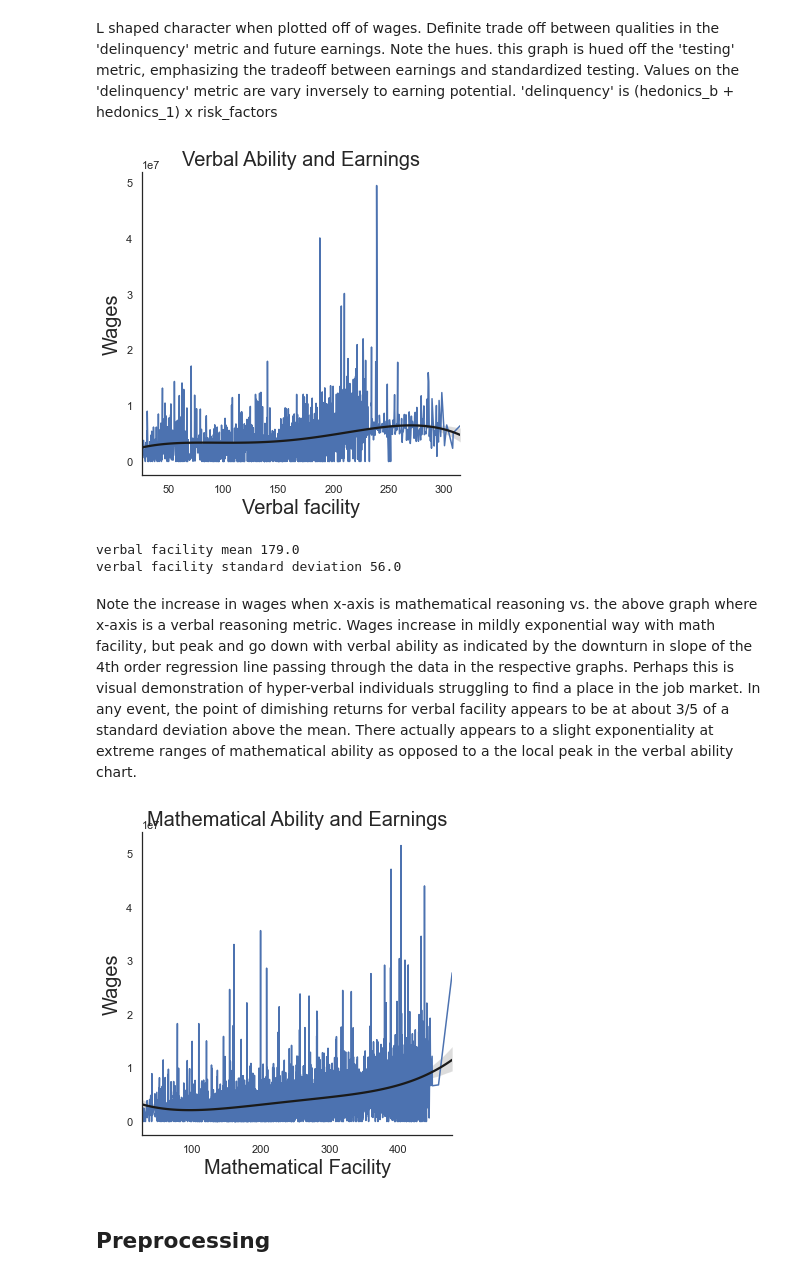
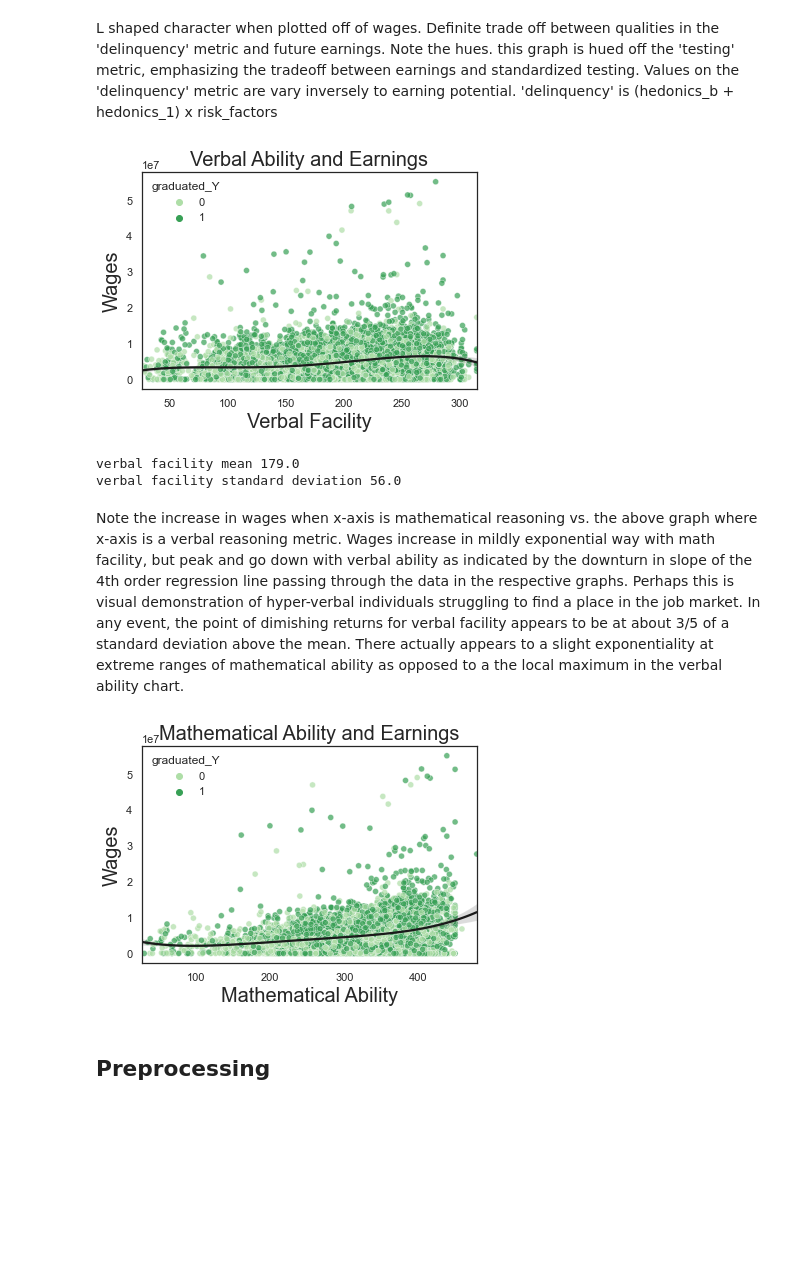
Before and after one commit to eonslemp/ML_assisted_college_advising, a Jupyter notebook: code/final_notebook.ipynb, the cells around one changed output. Saved outputs shown, nothing was run; the diff lists cells and outputs as text; code cells hidden in the pictures; blank space fills up the shorter version.

Commit message:
wages scatter

```diff
--- a/code/final_notebook.ipynb
+++ b/code/final_notebook.ipynb
@@ -568,15 +568,21 @@ plt.show()
 # %% [markdown]
 L shaped character when plotted off of wages. Definite trade off between qualities in the 'delinquency' metric and future earnings. Note the hues. this graph is hued off the 'testing' metric, emphasizing the tradeoff between earnings and standardized testing.  Values on the 'delinquency' metric are vary inversely to earning potential. 'delinquency' is (hedonics_b + hedonics_1) x risk_factors
 # %%
-sns.relplot(x="v_facility", y="wages_cont", ci=None, kind="line", data=exp)
+sns.scatterplot(x = 'v_facility',
+                y = 'wages_cont',
+                data = coll_t,
+                alpha = .7,
+                hue = 'graduated_Y',
+                palette = 'Greens'
+               )
 sns.regplot(x=exp.v_facility, y=exp.wages_cont, color="k", scatter = False, order = 4)
+plt.savefig('dscatterwages.png', bbox_inches='tight')
+plt.xlabel('Verbal Facility', size = 20)
+plt.ylabel('Wages', size = 20)
 plt.title('Verbal Ability and Earnings',size = 20)
-plt.xlabel('Verbal facility',size = 20)
-plt.ylabel('Wages',size = 20)
-plt.savefig('v_wages.png', bbox_inches='tight')
 plt.show()
 # %% [output]
-[figure, old version]
+[figure, new version]
 # %%
 print(f'verbal facility mean {round(exp.v_facility.mean())}')
 print(f'verbal facility standard deviation {round(exp.v_facility.std())}')
@@ -584,17 +590,23 @@ print(f'verbal facility standard deviation {round(exp.v_facility.std())}')
 verbal facility mean 179.0
 verbal facility standard deviation 56.0
 # %% [markdown]
-Note the increase in wages when x-axis is mathematical reasoning  vs. the above graph where x-axis is a verbal reasoning metric.  Wages increase in mildly exponential way with math facility, but peak and go down with verbal ability as indicated by the downturn in slope of the 4th order regression line passing through the data in the respective graphs.  Perhaps this is visual demonstration of hyper-verbal individuals struggling to find a place in the job market.  In any event, the point of dimishing returns for verbal facility appears to be at about 3/5 of a standard deviation above the mean.  There actually appears to a slight exponentiality at extreme ranges of mathematical ability as opposed to a the local peak in the verbal ability chart.
+Note the increase in wages when x-axis is mathematical reasoning  vs. the above graph where x-axis is a verbal reasoning metric.  Wages increase in mildly exponential way with math facility, but peak and go down with verbal ability as indicated by the downturn in slope of the 4th order regression line passing through the data in the respective graphs.  Perhaps this is visual demonstration of hyper-verbal individuals struggling to find a place in the job market.  In any event, the point of dimishing returns for verbal facility appears to be at about 3/5 of a standard deviation above the mean.  There actually appears to a slight exponentiality at extreme ranges of mathematical ability as opposed to a the local maximum in the verbal ability chart.
 # %%
-sns.relplot(x="m_facility", y="wages_cont", ci=None, kind="line", data=exp)
-sns.regplot(x=exp.m_facility, y=exp.wages_cont, color="k", scatter = False, order =4)
+sns.scatterplot(x = 'm_facility',
+                y = 'wages_cont',
+                data = coll_t,
+                alpha = .7,
+                hue = 'graduated_Y',
+                palette = 'Greens'
+               )
+sns.regplot(x=exp.m_facility, y=exp.wages_cont, color="k", scatter = False, order = 4)
+plt.savefig('dscatterwages.png', bbox_inches='tight')
+plt.xlabel('Mathematical Ability', size = 20)
+plt.ylabel('Wages', size = 20)
 plt.title('Mathematical Ability and Earnings',size = 20)
-plt.xlabel('Mathematical Facility',size = 20)
-plt.ylabel('Wages',size = 20)
-plt.savefig('m_wages.png', bbox_inches='tight')
 plt.show()
 # %% [output]
-[figure, old version]
+[figure, new version]
 # %% [markdown]
 ## Preprocessing
 # %% [markdown]
```
Also changed, not shown: parts of 1 cell of this notebook, 3 other files.
